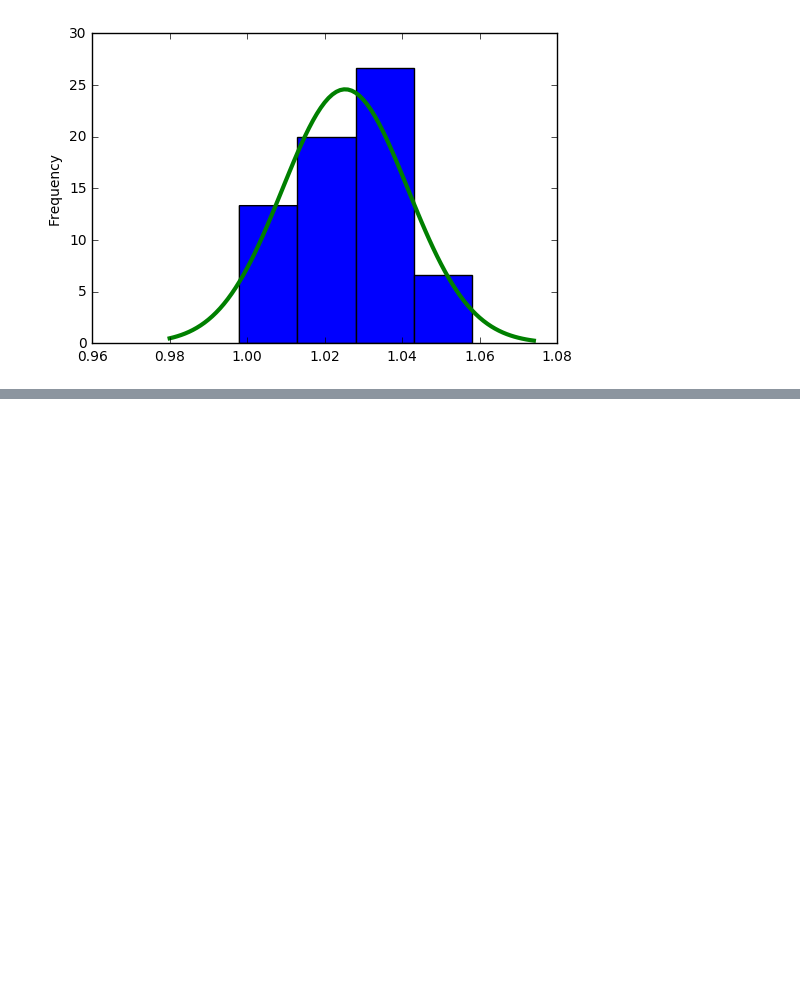
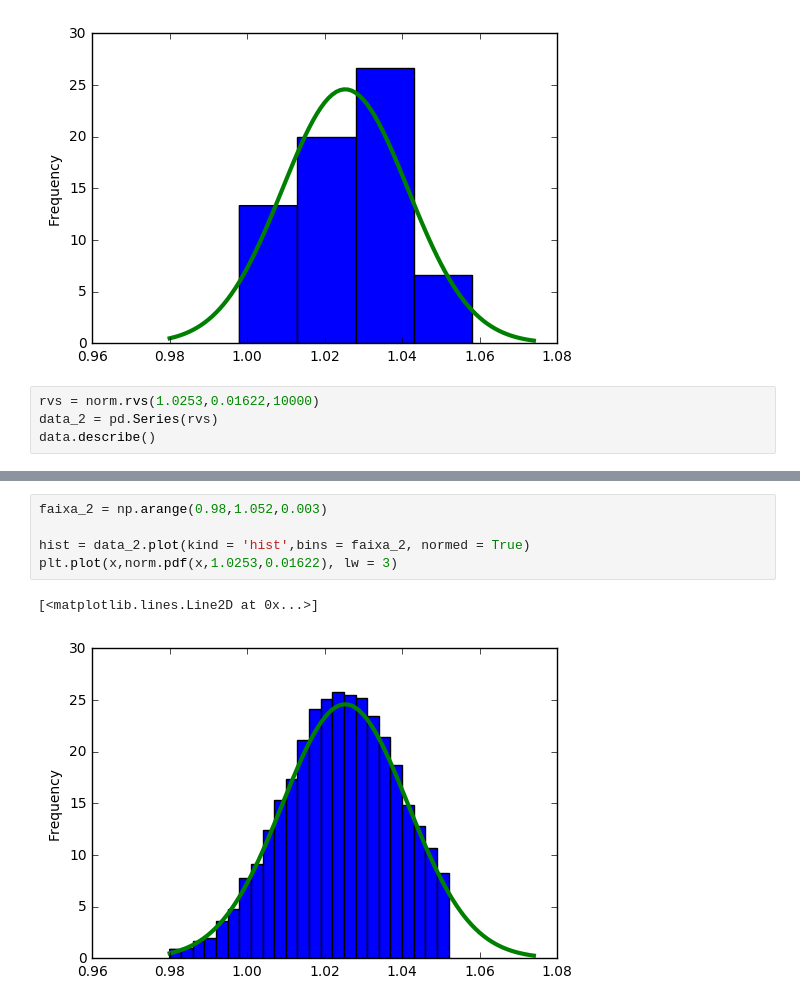
Before and after one commit to gabsmoreira/Ciencias-dos-Dados, a Jupyter notebook: CD/Aula-20/Untitled.ipynb, the cells around one changed output, grey strips where cells are left out. Cells and saved outputs as stored; diff of their text form; blank space fills up the shorter version.

```diff
--- a/CD/Aula-20/Untitled.ipynb
+++ b/CD/Aula-20/Untitled.ipynb
@@ -22,3 +24,7 @@ plt.plot(x,norm.pdf(x,1.0253,0.01622), lw = 3)
 # %% [output]
 [<matplotlib.lines.Line2D at 0x...>]
 [figure]
+# %%
+rvs = norm.rvs(1.0253,0.01622,10000)
+data_2 = pd.Series(rvs)
+data.describe()
@@ -24,0 +41,8 @@ plt.plot(x,norm.pdf(x,1.0253,0.01622), lw = 3)
+# %%
+faixa_2 = np.arange(0.98,1.052,0.003)
+
+hist = data_2.plot(kind = 'hist',bins = faixa_2, normed = True)
+plt.plot(x,norm.pdf(x,1.0253,0.01622), lw = 3)
+# %% [output]
+[<matplotlib.lines.Line2D at 0x...>]
+[figure, added]
```
Also changed, not shown: parts of 10 cells of this notebook.
